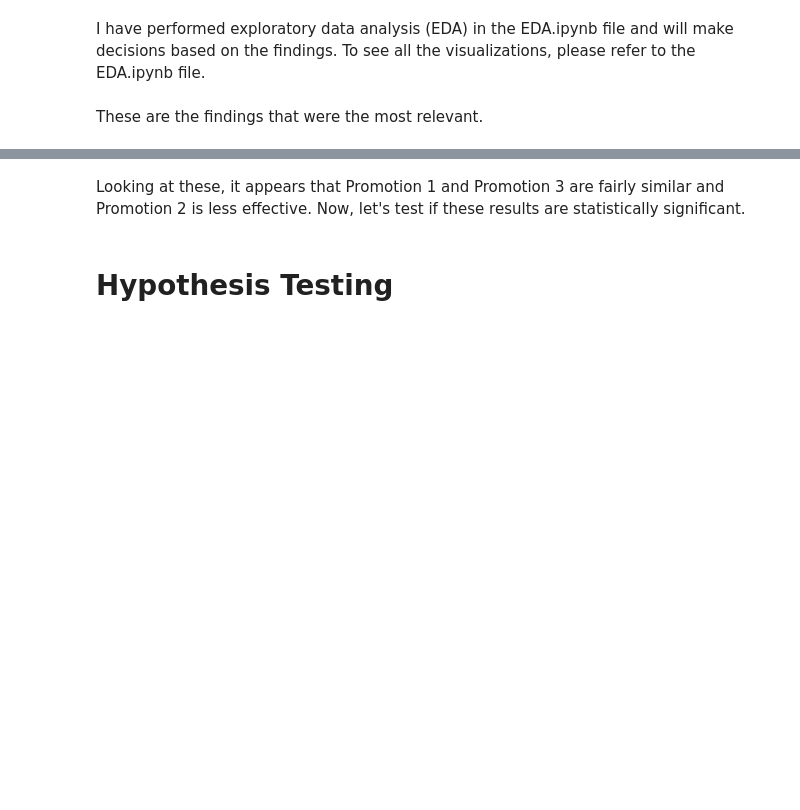
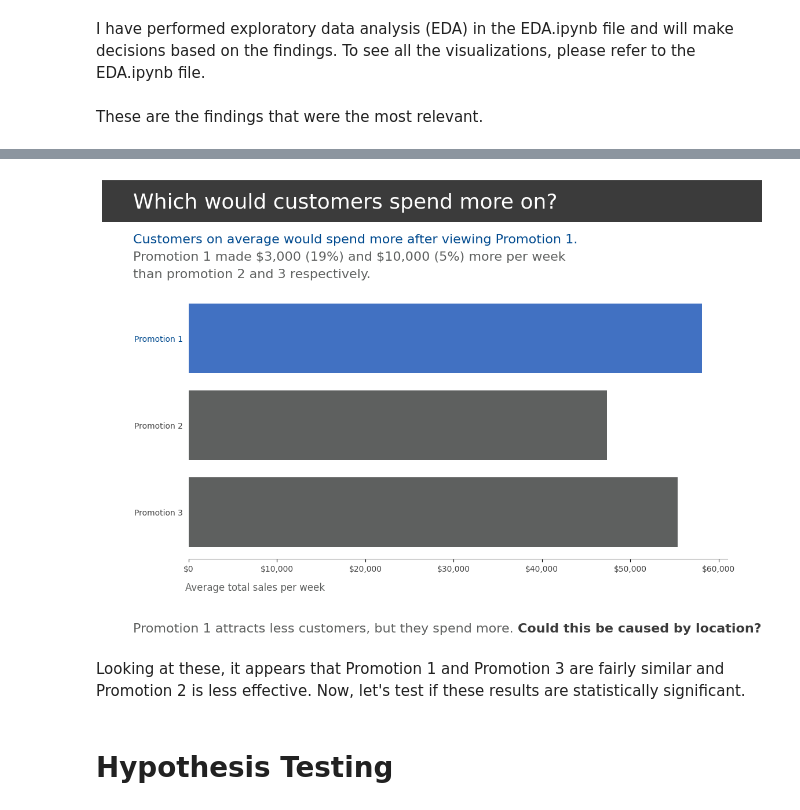
Before and after one commit to cole-mengelberg/Fast_Food_A-B, a Jupyter notebook: main.ipynb, the cells around one changed output, grey strips where cells are left out. Saved outputs shown, nothing was run; the diff lists cells and outputs as text; code cells hidden in the pictures; blank space fills up the shorter version.

```diff
--- a/main.ipynb
+++ b/main.ipynb
@@ -60,3 +133,49 @@ plt.show()
+# %%
+fig, ax = plt.subplots(figsize=(12, 6))
+
+mean_sales = fast_food_df.groupby('Promotion')['SalesInThousands'].mean().reset_index()
+ax.barh(mean_sales['Promotion'].values, mean_sales['SalesInThousands'].values[::-1], color=["#5e605f", "#5e605f", "#4171c2"])
+
+ax.spines['top'].set_visible(False)
+ax.spines['right'].set_visible(False)
+ax.spines['left'].set_visible(False)
+ax.spines['bottom'].set_alpha(0.3)
+ax.yaxis.set_ticks_position('none')
+
+rect = patches.Rectangle((0, 1.08), 0.95, 0.12,
+                         facecolor='#3b3b3b',
+                         edgecolor='none',
+                         transform=fig.transFigure,
+                         zorder=-1)
+fig.patches.append(rect)
+
+ax.set_title('Which would customers spend more on?', loc='left', color="white", x=0.045, y=1.12, fontsize=26, transform=fig.transFigure)
+
+ax.set_xticks(ticks=range(0, 70, 10), labels=["$0", "$10,000", "$20,000", "$30,000", "$40,000", "$50,000", "$60,000"], color="#424242")
+ax.set_yticks(ticks=[1, 2, 3], labels=["Promotion 3", "Promotion 2", "Promotion 1"], color="#424242")
+yticks = plt.gca().get_yticklabels()
+yticks[-1].set_color("#004a8f")
+
+ax.text(0.045, 1.02, 'Customers on average would spend more after viewing Promotion 1.',
+        transform=fig.transFigure, fontsize=16, ha='left', color="#004a8f")
+
+ax.text(0.045, 0.97, 'Promotion 1 made \$3,000 (19%) and \$10,000 (5%) more per week',
+        transform=fig.transFigure, fontsize=16, ha='left', color="#5e605f")
+
+ax.text(0.045, 0.92, 'than promotion 2 and 3 respectively.',
+        transform=fig.transFigure, fontsize=16, ha='left', color="#5e605f")
+
+ax.text(0.12, 0.02, 'Average total sales per week',
+        transform=fig.transFigure, fontsize=12, ha='left', color="#5e605f")
+
+ax.text(0.045, -0.1, 'Promotion 1 attracts less customers, but they spend more.',
+        transform=fig.transFigure, fontsize=16, ha='left', color="#5e605f")
+
+ax.text(0.598, -0.1, 'Could this be caused by location?',
+        transform=fig.transFigure, fontsize=16, ha='left', color="#3b3b3b", fontweight='bold')
+plt.show()
+# %% [output]
+[figure, added]
 # %% [markdown]
 Looking at these, it appears that Promotion 1 and Promotion 3 are fairly similar and Promotion 2 is less effective. Now, let's test if these results are statistically significant.
 # %% [markdown]
```
Also changed, not shown: parts of 12 cells of this notebook.
